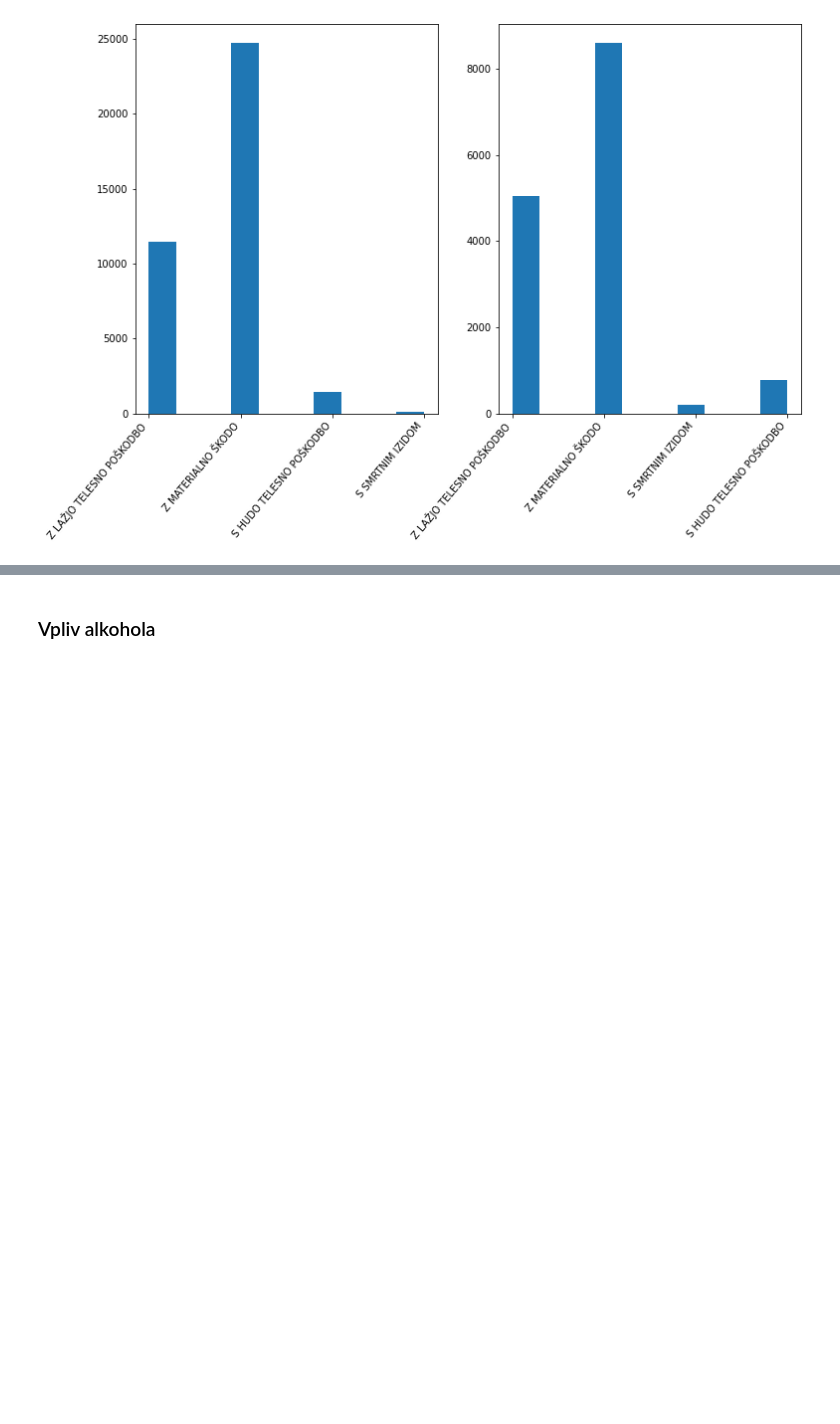
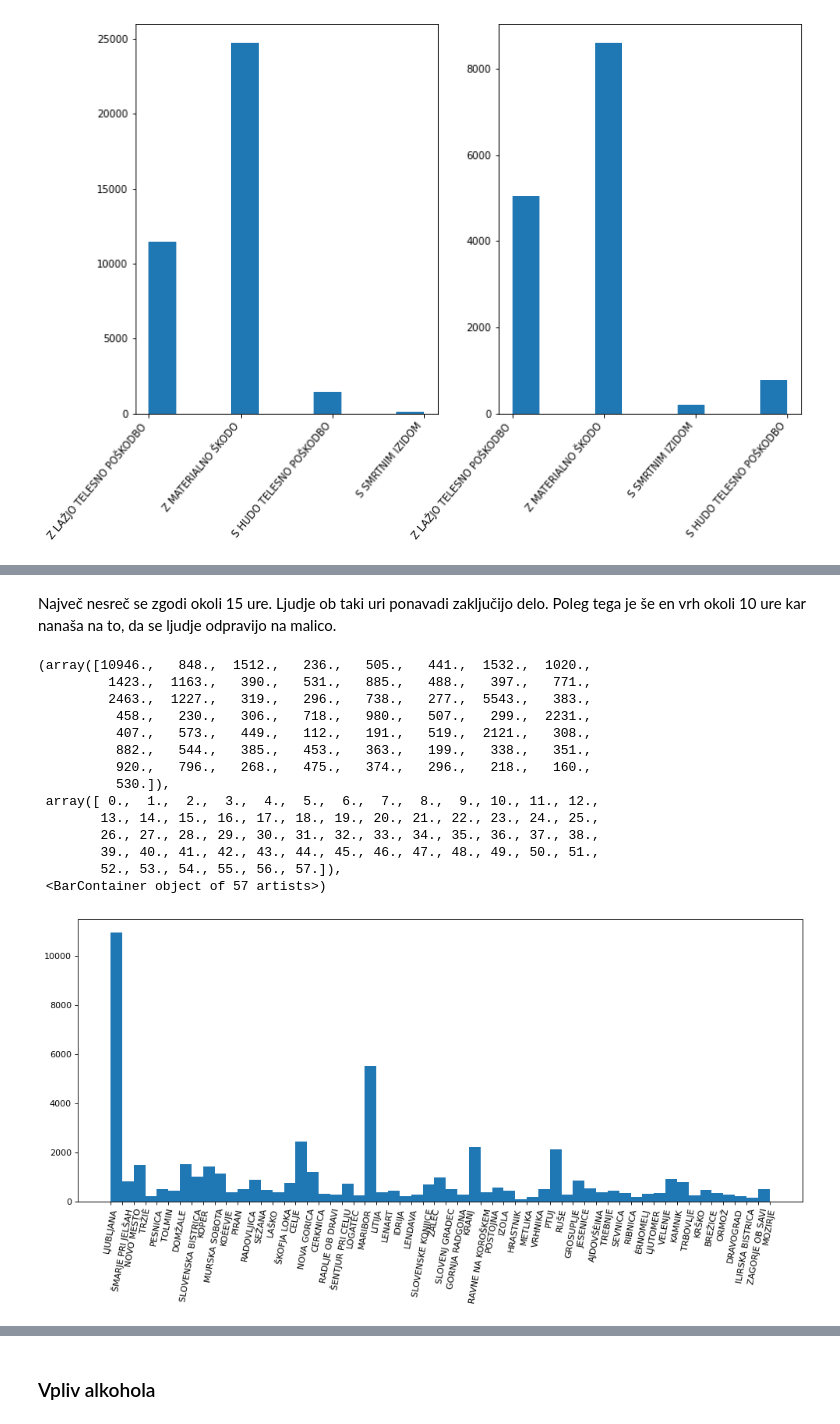
Before and after one commit to matej2000/PR21MV, a Jupyter notebook: main.ipynb, the cells around one changed output, grey strips where cells are left out. Cells and saved outputs as stored; diff of their text form; code cells hidden in the pictures; blank space fills up the shorter version.

```diff
--- a/main.ipynb
+++ b/main.ipynb
@@ -304,0 +442,22 @@ axs[1].hist(data[data["VNaselju"] == "NE"]["KlasifikacijaNesrece"])
+# %% [markdown]
+Največ nesreč se zgodi okoli 15 ure. Ljudje ob taki uri ponavadi zaključijo delo. Poleg tega je še en vrh okoli 10 ure kar nanaša na to, da se ljudje odpravijo na malico.
+# %%
+figure(figsize=(15, 6), dpi=80)
+plt.xticks(rotation=80)
+plt.hist(data["UpravnaEnotaStoritve"], bins=57)
+# %% [output]
+(array([10946.,   848.,  1512.,   236.,   505.,   441.,  1532.,  1020.,
+         1423.,  1163.,   390.,   531.,   885.,   488.,   397.,   771.,
+         2463.,  1227.,   319.,   296.,   738.,   277.,  5543.,   383.,
+          458.,   230.,   306.,   718.,   980.,   507.,   299.,  2231.,
+          407.,   573.,   449.,   112.,   191.,   519.,  2121.,   308.,
+          882.,   544.,   385.,   453.,   363.,   199.,   338.,   351.,
+          920.,   796.,   268.,   475.,   374.,   296.,   218.,   160.,
+          530.]),
+ array([ 0.,  1.,  2.,  3.,  4.,  5.,  6.,  7.,  8.,  9., 10., 11., 12.,
+        13., 14., 15., 16., 17., 18., 19., 20., 21., 22., 23., 24., 25.,
+        26., 27., 28., 29., 30., 31., 32., 33., 34., 35., 36., 37., 38.,
+        39., 40., 41., 42., 43., 44., 45., 46., 47., 48., 49., 50., 51.,
+        52., 53., 54., 55., 56., 57.]),
+ <BarContainer object of 57 artists>)
+[figure, added]
```
Also changed, not shown: parts of 26 cells of this notebook.
